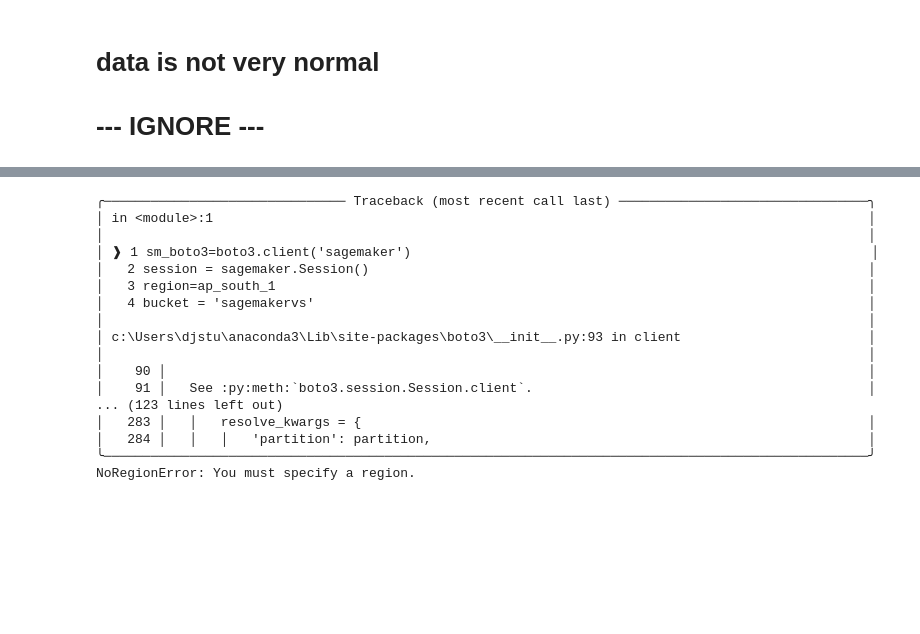
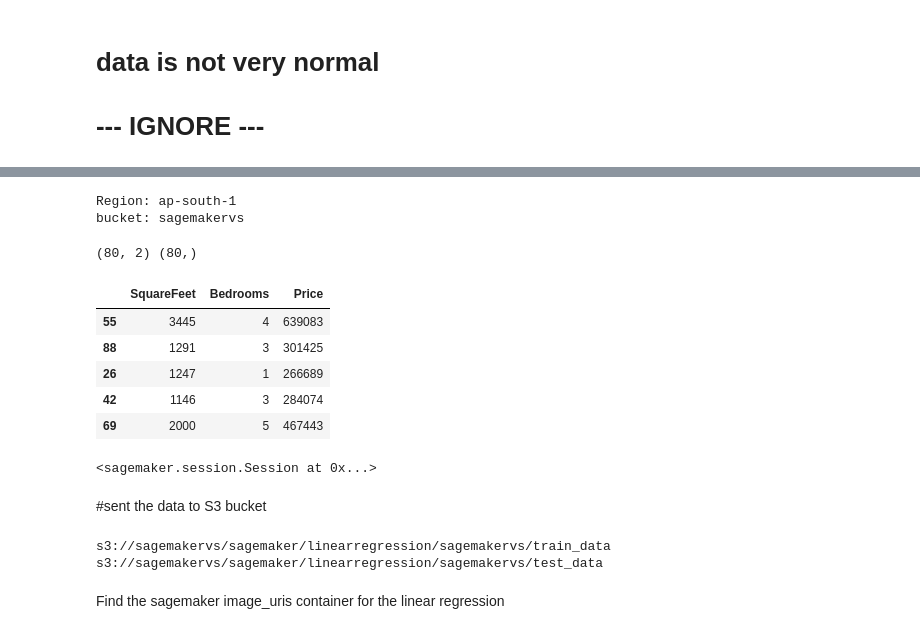
Before and after one commit to djstudyjiny94-design/mlprojectjin, a Jupyter notebook: linear_regression.ipynb, the cells around one changed output, grey strips where cells are left out. Drawn from its saved outputs; the diff is of its cells as text; code cells hidden in the pictures; blank space fills up the shorter version.

```diff
--- a/linear_regression.ipynb
+++ b/linear_regression.ipynb
@@ -52,6 +56,11 @@ from sklearn.metrics import mean_squared_error, r2_score
+# %%
+X=data[['SquareFeet','Bedrooms']]
+Y=data['Price']
 # %% [markdown]
 # data is not very normal
 # --- IGNORE ---
+# %%
+X_train, X_test, Y_train, Y_test = train_test_split(X, Y, test_size=0.2, random_state=42)
 # %%
 #IAM password: xtW2L^5[
 #user:jiny
@@ -67,24 +79,33 @@ import boto3
 # %%
-sm_boto3=boto3.client('sagemaker')
-session = sagemaker.Session()
-region=ap_south_1
-bucket = 'sagemakervs'
-print("Default bucket set to:", bucket)
+
+# Correct way: put region inside quotes
+region = "ap-south-1"
+bucket = "sagemakervs"
+
+# Create boto3 client with region
+sm_boto3 = boto3.client("sagemaker", region_name=region)
+
+# Create SageMaker session
+session = sagemaker.Session(boto_session=boto3.session.Session(region_name=region))
+
+print("Region:", region)
+print("bucket:", bucket)
 # %% [output]
-╭─────────────────────────────── Traceback (most recent call last) ────────────────────────────────╮
-│ in <module>:1                                                                                    │
-│                                                                                                  │
-│ ❱ 1 sm_boto3=boto3.client('sagemaker')                                                           │
-│   2 session = sagemaker.Session()                                                                │
-│   3 region=ap_south_1                                                                            │
-│   4 bucket = 'sagemakervs'                                                                       │
-│                                                                                                  │
-│ c:\Users\djstu\anaconda3\Lib\site-packages\boto3\__init__.py:93 in client                        │
-│                                                                                                  │
-│    90 │                                                                                          │
-│    91 │   See :py:meth:`boto3.session.Session.client`.                                           │
-... (123 lines left out)
-│   283 │   │   resolve_kwargs = {                                                                 │
-│   284 │   │   │   'partition': partition,                                                        │
-╰──────────────────────────────────────────────────────────────────────────────────────────────────╯
-NoRegionError: You must specify a region.
+Region: ap-south-1
+bucket: sagemakervs
+# %%
+print(X_train.shape, Y_train.shape)
+# %% [output]
+(80, 2) (80,)
+# %%
+train_data=pd.concat([X_train, Y_train],axis=1)
+Test_data=pd.concat([X_test, Y_test],axis=1)
+# %%
+train_data.head()
+# %% [output]
+|  | SquareFeet | Bedrooms | Price |
+| 55 | 3445 | 4 | 639083 |
+| 88 | 1291 | 3 | 301425 |
+| 26 | 1247 | 1 | 266689 |
+| 42 | 1146 | 3 | 284074 |
+| 69 | 2000 | 5 | 467443 |
@@ -90,0 +115,18 @@ NoRegionError: You must specify a region.
+# %%
+session
+# %% [output]
+<sagemaker.session.Session at 0x...>
+# %% [markdown]
+#sent the data to S3 bucket
+# %%
+sk_prefix="sagemaker/linearregression/sagemakervs"
+train_path=session.upload_data(path="train_data", bucket=bucket, key_prefix=sk_prefix)
+sk_prefix="sagemaker/linearregression/sagemakervs"
+test_path=session.upload_data(path="test_data", bucket=bucket, key_prefix=sk_prefix)
+print(train_path)
+print(test_path)
+# %% [output]
+s3://sagemakervs/sagemaker/linearregression/sagemakervs/train_data
+s3://sagemakervs/sagemaker/linearregression/sagemakervs/test_data
+# %% [markdown]
+Find the sagemaker image_uris container for the linear regression
```
Also changed, not shown: parts of 5 cells of this notebook, 4 other files.
